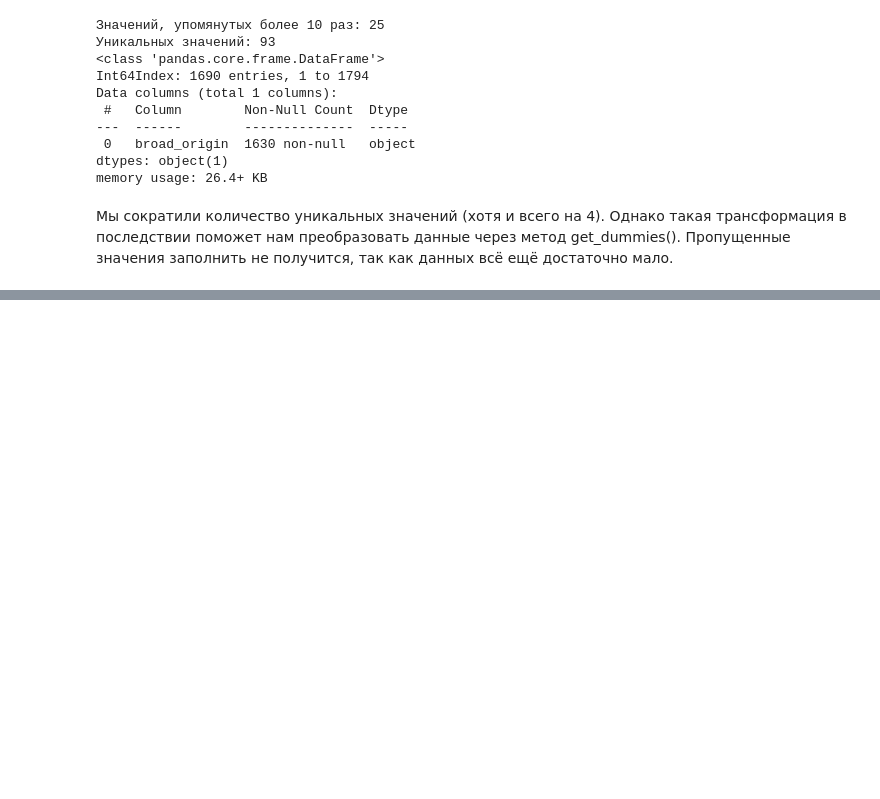
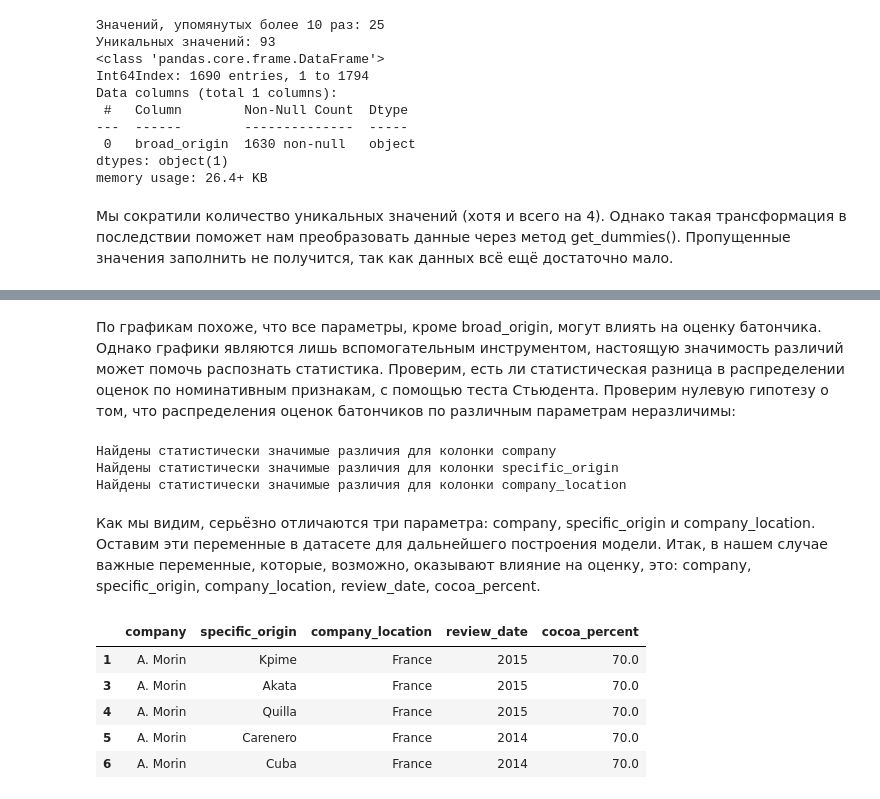
Before and after one commit to tempcat07/module_stat0, a Jupyter notebook: stat0.ipynb, the cells around one changed output, grey strips where cells are left out. Drawn from its saved outputs; the diff is of its cells as text; code cells hidden in the pictures; blank space fills up the shorter version.

```diff
--- a/stat0.ipynb
+++ b/stat0.ipynb
@@ -712,0 +772,30 @@ memory usage: 26.4+ KB
+# %% [markdown]
+По графикам похоже, что все параметры, кроме broad_origin, могут влиять на оценку батончика. Однако графики являются лишь вспомогательным инструментом, настоящую значимость различий может помочь распознать статистика. Проверим, есть ли статистическая разница в распределении оценок по номинативным признакам, с помощью теста Стьюдента. Проверим нулевую гипотезу о том, что распределения оценок батончиков по различным параметрам неразличимы:
+# %%
+def get_stat_dif(column):
+    cols = cacao.loc[:, column].value_counts().index[:10]
+    combinations_all = list(combinations(cols, 2))
+    for comb in combinations_all:
+        if ttest_ind(cacao.loc[cacao.loc[:, column] == comb[0], 'rating'],
+                        cacao.loc[cacao.loc[:, column] == comb[1], 'rating']).pvalue \
+            <= 0.05/len(combinations_all): # Учли поправку Бонферони
+            print('Найдены статистически значимые различия для колонки', column)
+            break
+for col in ['company', 'specific_origin', 'company_location', 'bean_type', 'broad_origin']:
+    get_stat_dif(col)
+# %% [output]
+Найдены статистически значимые различия для колонки company
+Найдены статистически значимые различия для колонки specific_origin
+Найдены статистически значимые различия для колонки company_location
+# %% [markdown]
+Как мы видим, серьёзно отличаются три параметра: company,  specific_origin и  company_location. Оставим эти переменные в датасете для дальнейшего построения модели. Итак, в нашем случае важные переменные, которые, возможно, оказывают влияние на оценку, это: company, specific_origin, company_location, review_date, cocoa_percent.
+# %%
+cacao_for_model = cacao.loc[:, ['company', 'specific_origin', 'company_location', 'review_date', 'cocoa_percent']]
+cacao_for_model.head()
+# %% [output]
+|  | company | specific_origin | company_location | review_date | cocoa_percent |
+| 1 | A. Morin | Kpime | France | 2015 | 70.0 |
+| 3 | A. Morin | Akata | France | 2015 | 70.0 |
+| 4 | A. Morin | Quilla | France | 2015 | 70.0 |
+| 5 | A. Morin | Carenero | France | 2014 | 70.0 |
+| 6 | A. Morin | Cuba | France | 2014 | 70.0 |
```
Also changed, not shown: parts of 6 cells of this notebook.
